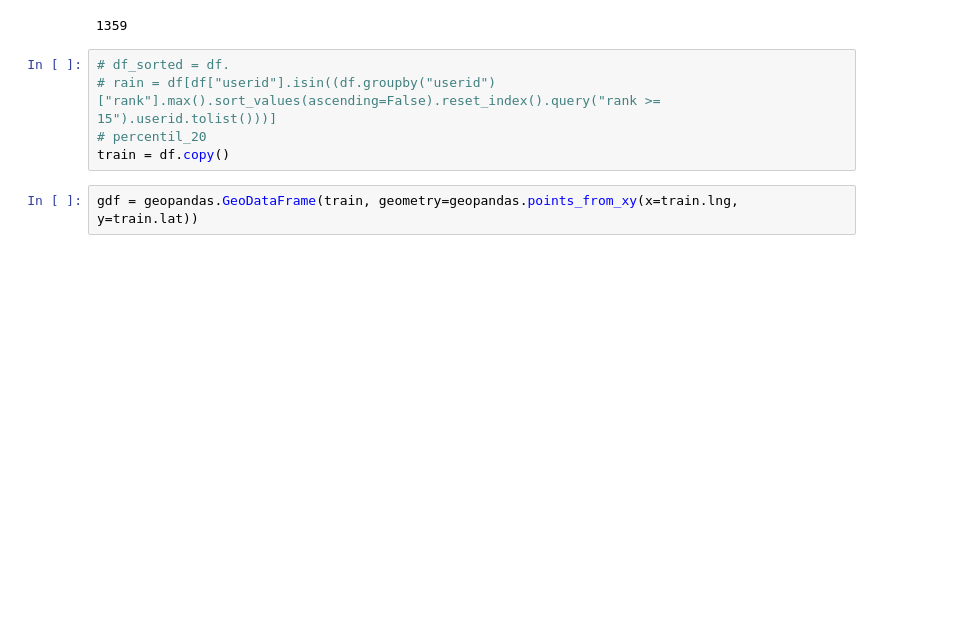
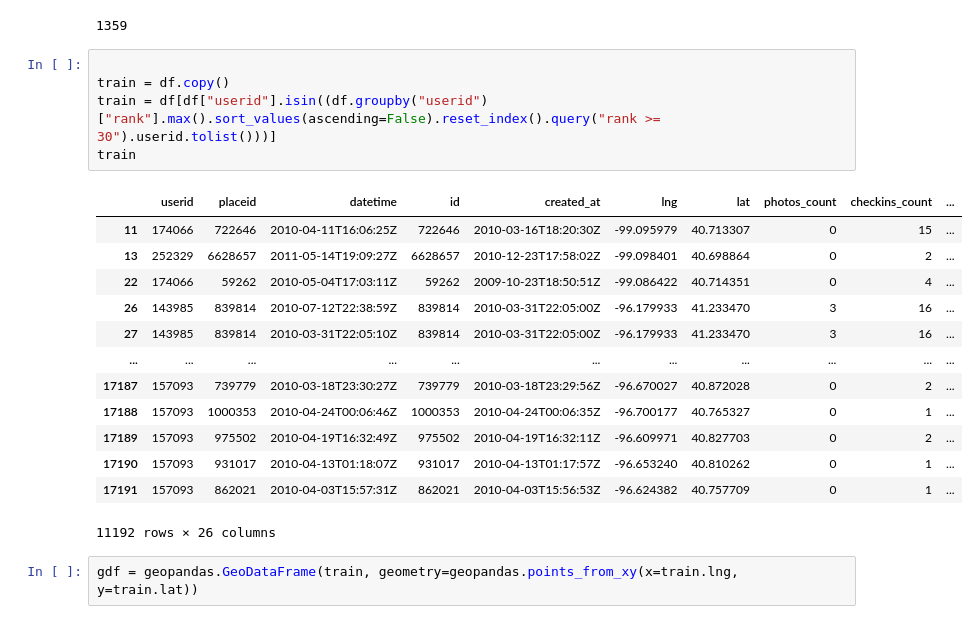
Before and after one commit to alvaroags/LP-BERT, a Jupyter notebook: data/preprocess.ipynb, the cells around one changed output. Drawn from its saved outputs; the diff is of its cells as text; blank space fills up the shorter version.

```diff
--- a/data/preprocess.ipynb
+++ b/data/preprocess.ipynb
@@ -69,10 +69,24 @@ df["userid"].nunique()
 # %% [output]
 1359
 # %%
-# df_sorted = df.
-# rain = df[df["userid"].isin((df.groupby("userid")["rank"].max().sort_values(ascending=False).reset_index().query("rank >= 15").userid.tolist()))]
-# percentil_20
+
 train = df.copy()
+train = df[df["userid"].isin((df.groupby("userid")["rank"].max().sort_values(ascending=False).reset_index().query("rank >= 30").userid.tolist()))]
+train
+# %% [output]
+|  | userid | placeid | datetime | id | created_at | lng | lat | photos_count | checkins_count | ... |
+| 11 | 174066 | 722646 | 2010-04-11T16:06:25Z | 722646 | 2010-03-16T18:20:30Z | -99.095979 | 40.713307 | 0 | 15 | ... |
+| 13 | 252329 | 6628657 | 2011-05-14T19:09:27Z | 6628657 | 2010-12-23T17:58:02Z | -99.098401 | 40.698864 | 0 | 2 | ... |
+| 22 | 174066 | 59262 | 2010-05-04T17:03:11Z | 59262 | 2009-10-23T18:50:51Z | -99.086422 | 40.714351 | 0 | 4 | ... |
+| 26 | 143985 | 839814 | 2010-07-12T22:38:59Z | 839814 | 2010-03-31T22:05:00Z | -96.179933 | 41.233470 | 3 | 16 | ... |
+| 27 | 143985 | 839814 | 2010-03-31T22:05:10Z | 839814 | 2010-03-31T22:05:00Z | -96.179933 | 41.233470 | 3 | 16 | ... |
+| ... | ... | ... | ... | ... | ... | ... | ... | ... | ... | ... |
+| 17187 | 157093 | 739779 | 2010-03-18T23:30:27Z | 739779 | 2010-03-18T23:29:56Z | -96.670027 | 40.872028 | 0 | 2 | ... |
+| 17188 | 157093 | 1000353 | 2010-04-24T00:06:46Z | 1000353 | 2010-04-24T00:06:35Z | -96.700177 | 40.765327 | 0 | 1 | ... |
+| 17189 | 157093 | 975502 | 2010-04-19T16:32:49Z | 975502 | 2010-04-19T16:32:11Z | -96.609971 | 40.827703 | 0 | 2 | ... |
+| 17190 | 157093 | 931017 | 2010-04-13T01:18:07Z | 931017 | 2010-04-13T01:17:57Z | -96.653240 | 40.810262 | 0 | 1 | ... |
+| 17191 | 157093 | 862021 | 2010-04-03T15:57:31Z | 862021 | 2010-04-03T15:56:53Z | -96.624382 | 40.757709 | 0 | 1 | ... |
+11192 rows × 26 columns
 # %%
 gdf = geopandas.GeoDataFrame(train, geometry=geopandas.points_from_xy(x=train.lng, y=train.lat))
 # %%
```
Also changed, not shown: parts of 9 cells of this notebook, 8 other files.
